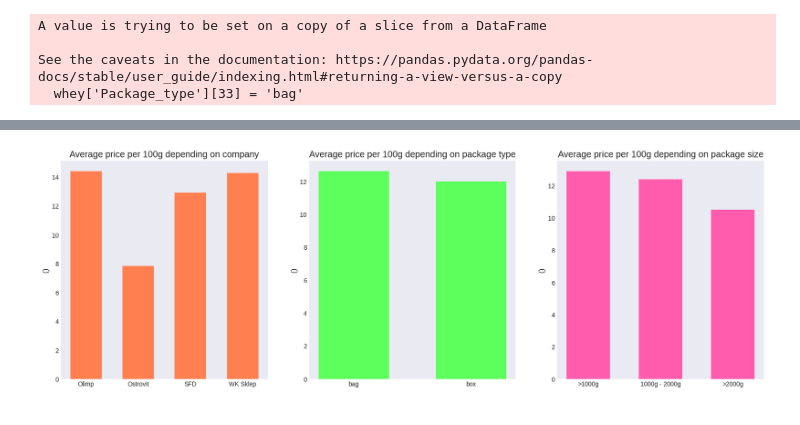
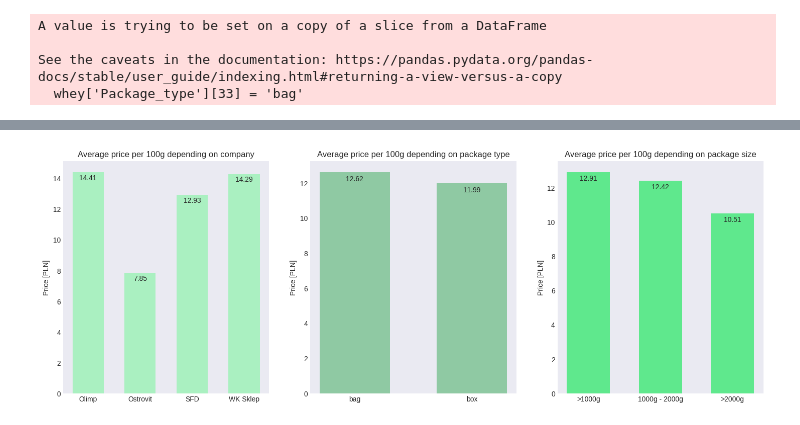
Before and after one commit to KamilShape/whey_analysis, a Jupyter notebook: Whey_analysis.ipynb, the cells around one changed output, grey strips where cells are left out. Cells and saved outputs as stored; diff of their text form; code cells hidden in the pictures.

Commit message:
data visualisation part 2

```diff
--- a/Whey_analysis.ipynb
+++ b/Whey_analysis.ipynb
@@ -62,7 +62,7 @@ whey['Price/100'].mean()
 #**3.Data Visualisation**
 # %%
 #bar chart function
-def bar_chart(ax, x, y, color, title, *ylabel):
+def bar_chart(ax, x, y, color, title, ylabel):
   ax.bar(x, y, color=color, width=0.6)
   ax.set_title(title)
   ax.set_ylabel(ylabel)
@@ -118,8 +131,12 @@ See the caveats in the documentation: https://pandas.pydata.org/pandas-docs/stab
 # %%
 fig, ax = plt.subplots(1,3, figsize = (18,6))
 
-bar_chart(ax[0], whey.groupby('Company')['Price/100'].mean().index, whey.groupby('Company')['Price/100'].mean().values, '#FF7F50', 'Average price per 100g depending on company')
-bar_chart(ax[1], whey.groupby('Package_type')['Price/100'].mean().index, whey.groupby('Package_type')['Price/100'].mean().values, '#5CFF5C', 'Average price per 100g depending on package type')
-bar_chart(ax[2], whey.groupby('Package_category')['Price/100'].mean().index, whey.groupby('Package_category')['Price/100'].mean().values, '#FF5CAD', 'Average price per 100g depending on package size')
+bar_chart(ax[0], whey.groupby('Company')['Price/100'].mean().index, whey.groupby('Company')['Price/100'].mean().values, '#AAF0C1', 'Average price per 100g depending on company', 'Price [PLN]')
+bar_chart(ax[1], whey.groupby('Package_type')['Price/100'].mean().index, whey.groupby('Package_type')['Price/100'].mean().values, '#8FC9A3', 'Average price per 100g depending on package type', 'Price [PLN]')
+bar_chart(ax[2], whey.groupby('Package_category')['Price/100'].mean().index, whey.groupby('Package_category')['Price/100'].mean().values, '#5FE88D', 'Average price per 100g depending on package size', 'Price [PLN]')
+
+add_text(ax[0], whey.groupby('Company')['Price/100'].mean().index, whey.groupby('Company')['Price/100'].mean().values, 0.5, 0)
+add_text(ax[1], whey.groupby('Package_type')['Price/100'].mean().index, whey.groupby('Package_type')['Price/100'].mean().values, 0.5, 0)
+add_text(ax[2], whey.groupby('Package_category')['Price/100'].mean().index, whey.groupby('Package_category')['Price/100'].mean().values, 0.5, 0)
 # %% [output]
-[figure, old version]
+[figure, new version]
```
Also changed, not shown: parts of 2 cells of this notebook.
